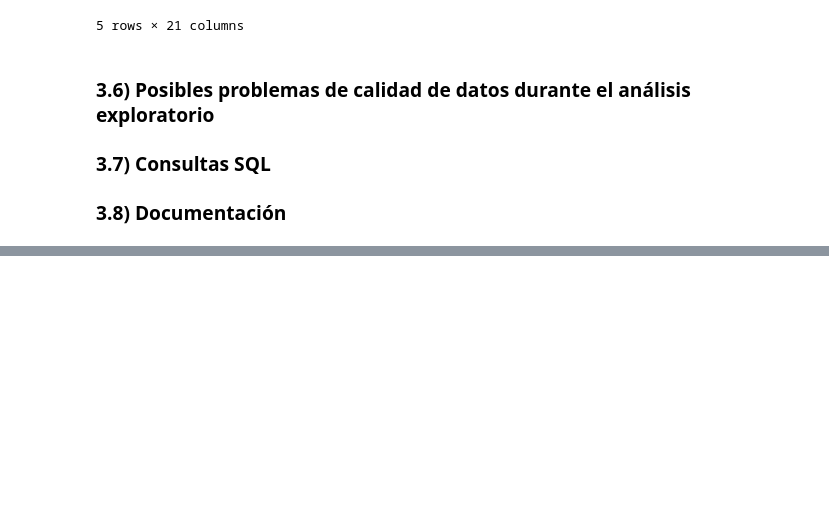
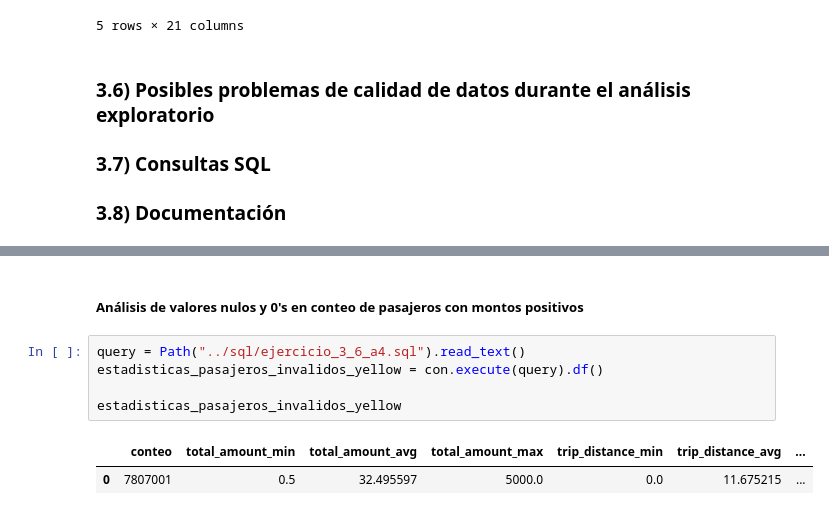
Before and after one commit to ricrod01/duckdb, a Jupyter notebook: notebooks/ejercicio_3.ipynb, the cells around one changed output, grey strips where cells are left out. Cells and saved outputs as stored; diff of their text form; blank space fills up the shorter version.

```diff
--- a/notebooks/ejercicio_3.ipynb
+++ b/notebooks/ejercicio_3.ipynb
@@ -157,0 +402,10 @@ $\textbf{Documentación}$
+# %% [markdown]
+##### Análisis de valores nulos y 0's en conteo de pasajeros con montos positivos
+# %%
+query = Path("../sql/ejercicio_3_6_a4.sql").read_text()
+estadisticas_pasajeros_invalidos_yellow = con.execute(query).df()
+
+estadisticas_pasajeros_invalidos_yellow
+# %% [output]
+|  | conteo | total_amount_min | total_amount_avg | total_amount_max | trip_distance_min | trip_distance_avg | ... |
+| 0 | 7807001 | 0.5 | 32.495597 | 5000.0 | 0.0 | 11.675215 | ... |
```
Also changed, not shown: parts of 33 cells of this notebook, 15 other files.
